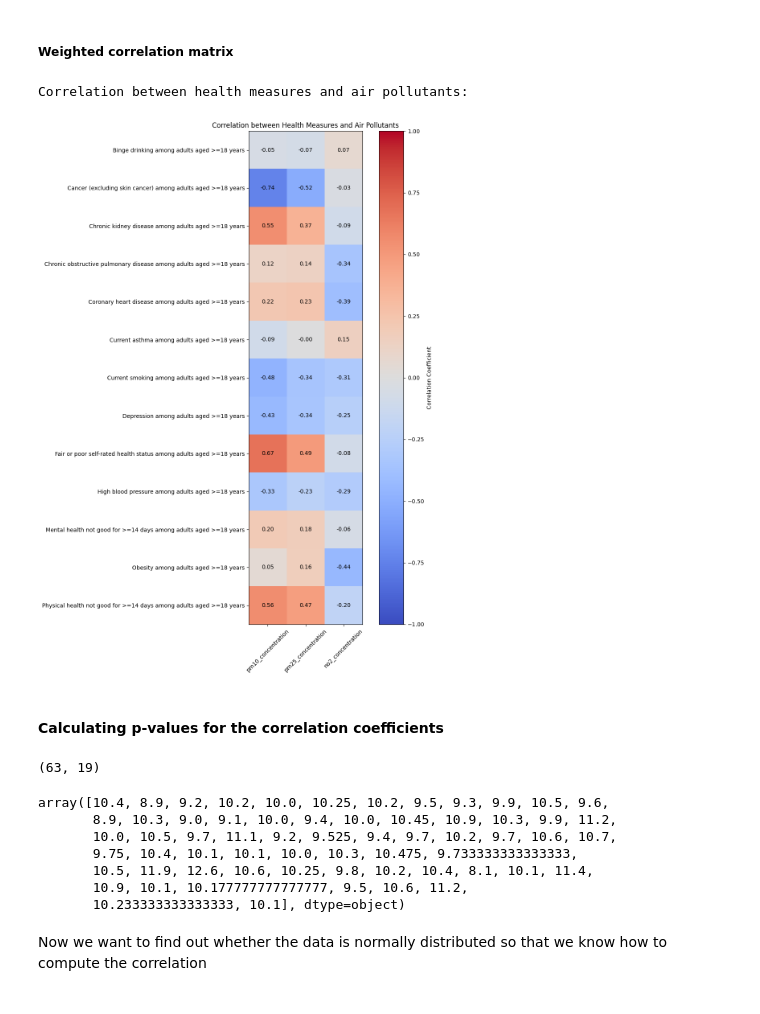
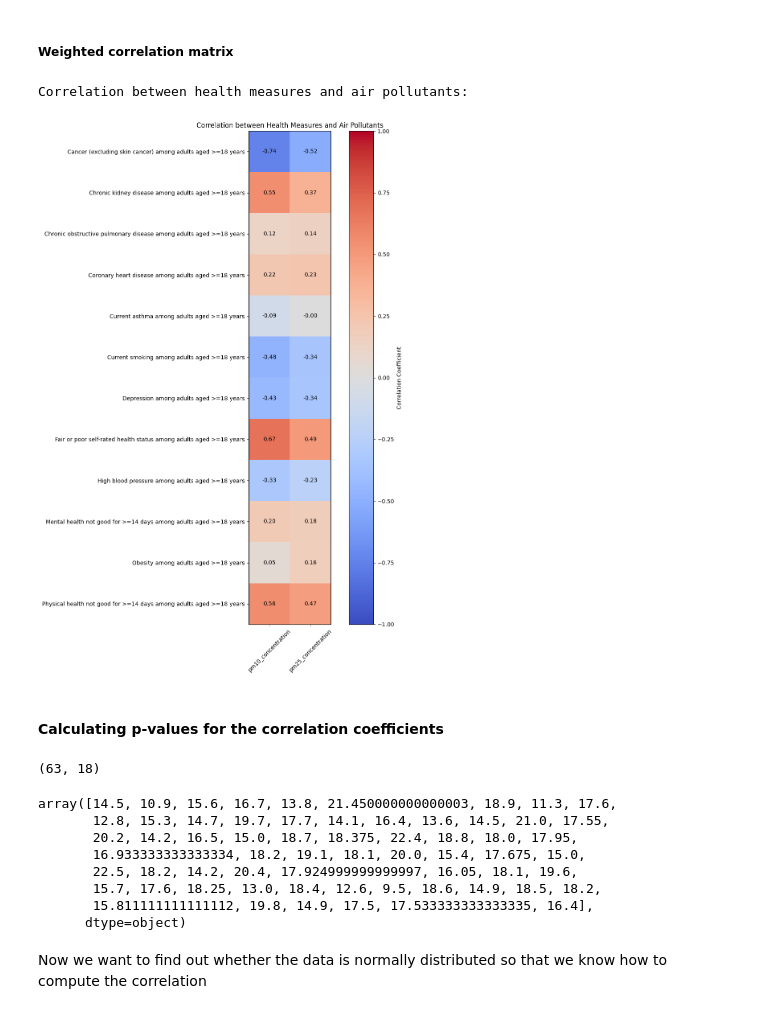
Before and after one commit to filoooooonov/pse-project, a Jupyter notebook: project.ipynb, the cells around one changed output. Cells and saved outputs as stored; diff of their text form; code cells hidden in the pictures.

```diff
--- a/project.ipynb
+++ b/project.ipynb
@@ -82,7 +82,7 @@ new_df = new_df.drop([
 'Older adult women aged >=65 years who are up to date on a core set of clinical preventive services: Flu shot past year, PPV shot ever, Colorectal cancer screening, and Mammogram past 2 years',
 'All teeth lost among adults aged >=65 years',
 'Arthritis among adults aged >=18 years',
-# 'Binge drinking among adults aged >=18 years',
+'Binge drinking among adults aged >=18 years',
 # 'Current smoking among adults aged >=18 years',
 'Diagnosed diabetes among adults aged >=18 years',
 'High cholesterol among adults aged >=18 years who have been screened in the past 5 years',
@@ -241,7 +241,6 @@ for disease in disease_columns:
 # Extract and transpose the correlation matrix - diseases as rows and pollutants as columns
 disease_pollutant_corr = correlation_matrix.loc[disease_columns, pollutants]
 # print(disease_pollutant_corr)
-print(p_value_matrix)
 
 
 # Display the correlation matrix
@@ -268,10 +267,33 @@ plt.title('Correlation between Health Measures and Air Pollutants')
 plt.xticks(np.arange(len(pollutants)), pollutants, rotation=-35, ha='left')
 plt.yticks(np.arange(len(disease_columns)), disease_columns, rotation=0)  # Changed rotation to 0
 
-# Add correlation values as text annotations
+# Add correlation values and p-values as text annotations
 for i in range(len(disease_columns)):
     for j in range(len(pollutants)):
-        text = plt.text(j, i, f'{disease_pollutant_corr.iloc[i, j]:.2f}', ha="center", va="center", color="black")
+        corr_value = disease_pollutant_corr.iloc[i, j]
+        p_value = p_value_matrix.iloc[i, j]
+
+        # Format the correlation value
+        corr_text = f'{corr_value:.2f}'
+
+        # Format the p-value with scientific notation for small values
+        if pd.notna(p_value):
+            if p_value < 0.001:
+                p_text = 'p<0.001'
+            elif p_value < 0.01:
+                p_text = 'p<0.01'
+            elif p_value < 0.05:
+                p_text = 'p<0.05'
+            else:
+                p_text = f'p={p_value:.2f}'
+        else:
+            p_text = 'p=NA'
+
+        # Add correlation value at the top of the cell
+        plt.text(j, i-0.15, corr_text, ha="center", va="center", color="black", fontsize=9)
+
+        # Add p-value at the bottom of the cell
+        plt.text(j, i+0.15, p_text, ha="center", va="center", color="black", fontsize=8)
 
 plt.tight_layout()
 plt.savefig('corr_weighted_spearman.png')
@@ -302,7 +307,7 @@ Physical health not good for >=14 days among ad...           0.011577
 # print("Merged dataframe columns:", merged_df.columns.tolist())
 
 # Update these with the ACTUAL column names from your print output
-pollutants = ['pm10_concentration', 'pm25_concentration', 'no2_concentration']  # Use the correct names
+pollutants = ['pm10_concentration', 'pm25_concentration']  # Use the correct names
 
 # Get disease columns
 disease_columns = [col for col in new_df.columns if col != 'city']
@@ -355,34 +360,34 @@ print("Correlation between health measures and air pollutants:")
 # # Visualize the correlation matrix as a heatmap using matplotlib
 import matplotlib.pyplot as plt
 import numpy as np
 
 plt.figure(figsize=(10, 14))  # Adjusted for more rows than columns
 # Convert correlation values to float
 disease_pollutant_corr = disease_pollutant_corr.astype(float)
 
 # Create the heatmap
 im = plt.imshow(disease_pollutant_corr, cmap='coolwarm', vmin=-1, vmax=1)
 
 # Add colorbar
 cbar = plt.colorbar(im)
 cbar.set_label('Correlation Coefficient')
 
 # Add labels and title
 plt.title('Correlation between Health Measures and Air Pollutants')
 plt.xticks(np.arange(len(pollutants)), pollutants, rotation=45)
 plt.yticks(np.arange(len(disease_columns)), disease_columns)
 
 # Add correlation values as text annotations
 for i in range(len(disease_columns)):
     for j in range(len(pollutants)):
         text = plt.text(j, i, f'{disease_pollutant_corr.iloc[i, j]:.2f}', ha="center", va="center", color="black")
 
 plt.tight_layout()
 plt.savefig('corr_weighted.png')
 plt.show()
 # %% [output]
 Correlation between health measures and air pollutants:
-[figure, old version]
+[figure, new version]
 # %% [markdown]
 #### Calculating p-values for the correlation coefficients
 # %%
@@ -394,14 +399,15 @@ print(array.shape)
 
 array[:,6]
 # %% [output]
-(63, 19)
+(63, 18)
-array([10.4, 8.9, 9.2, 10.2, 10.0, 10.25, 10.2, 9.5, 9.3, 9.9, 10.5, 9.6,
-       8.9, 10.3, 9.0, 9.1, 10.0, 9.4, 10.0, 10.45, 10.9, 10.3, 9.9, 11.2,
-       10.0, 10.5, 9.7, 11.1, 9.2, 9.525, 9.4, 9.7, 10.2, 9.7, 10.6, 10.7,
-       9.75, 10.4, 10.1, 10.1, 10.0, 10.3, 10.475, 9.733333333333333,
-       10.5, 11.9, 12.6, 10.6, 10.25, 9.8, 10.2, 10.4, 8.1, 10.1, 11.4,
-       10.9, 10.1, 10.177777777777777, 9.5, 10.6, 11.2,
-       10.233333333333333, 10.1], dtype=object)
+array([14.5, 10.9, 15.6, 16.7, 13.8, 21.450000000000003, 18.9, 11.3, 17.6,
+       12.8, 15.3, 14.7, 19.7, 17.7, 14.1, 16.4, 13.6, 14.5, 21.0, 17.55,
+       20.2, 14.2, 16.5, 15.0, 18.7, 18.375, 22.4, 18.8, 18.0, 17.95,
+       16.933333333333334, 18.2, 19.1, 18.1, 20.0, 15.4, 17.675, 15.0,
+       22.5, 18.2, 14.2, 20.4, 17.924999999999997, 16.05, 18.1, 19.6,
+       15.7, 17.6, 18.25, 13.0, 18.4, 12.6, 9.5, 18.6, 14.9, 18.5, 18.2,
+       15.811111111111112, 19.8, 14.9, 17.5, 17.533333333333335, 16.4],
+      dtype=object)
 # %%
 # whole_population = np.sum(array[:,numberOfDiseases-1])
 # print(whole_population)
```
Also changed, not shown: parts of 8 cells of this notebook, 1 other file.
